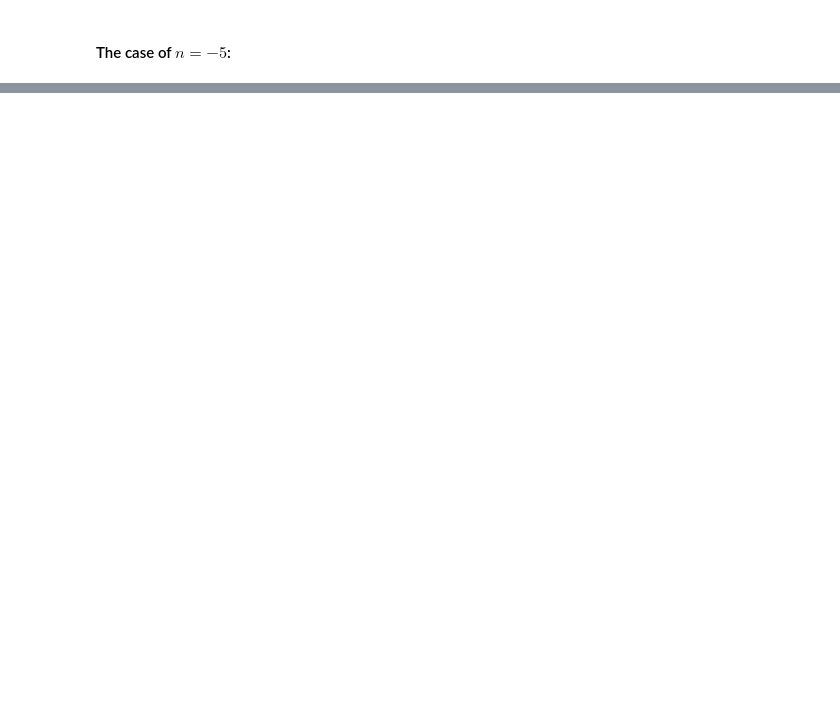
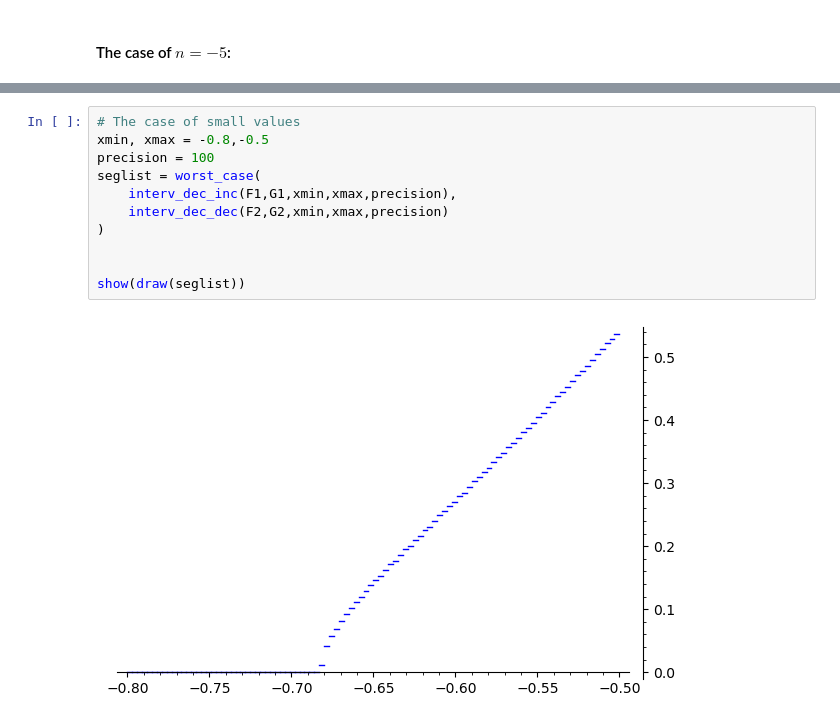
Before and after one commit to Louddy/The-northcott-property-of-dedekind-zeta-functions, a Jupyter notebook: Interval_parsing.ipynb, the cells around one changed output, grey strips where cells are left out. Saved outputs shown, nothing was run; the diff lists cells and outputs as text; blank space fills up the shorter version.

```diff
--- a/Interval_parsing.ipynb
+++ b/Interval_parsing.ipynb
@@ -272,0 +274,13 @@ show('Maximal radius: ' + str(sqrt(radmax(-5,seglist))))
+# %%
+# The case of small values
+xmin, xmax = -0.8,-0.5
+precision = 100
+seglist = worst_case(
+    interv_dec_inc(F1,G1,xmin,xmax,precision),
+    interv_dec_dec(F2,G2,xmin,xmax,precision)
+)
+
+
+show(draw(seglist))
+# %% [output]
+[figure, added]
```
Also changed, not shown: parts of 8 cells of this notebook.
